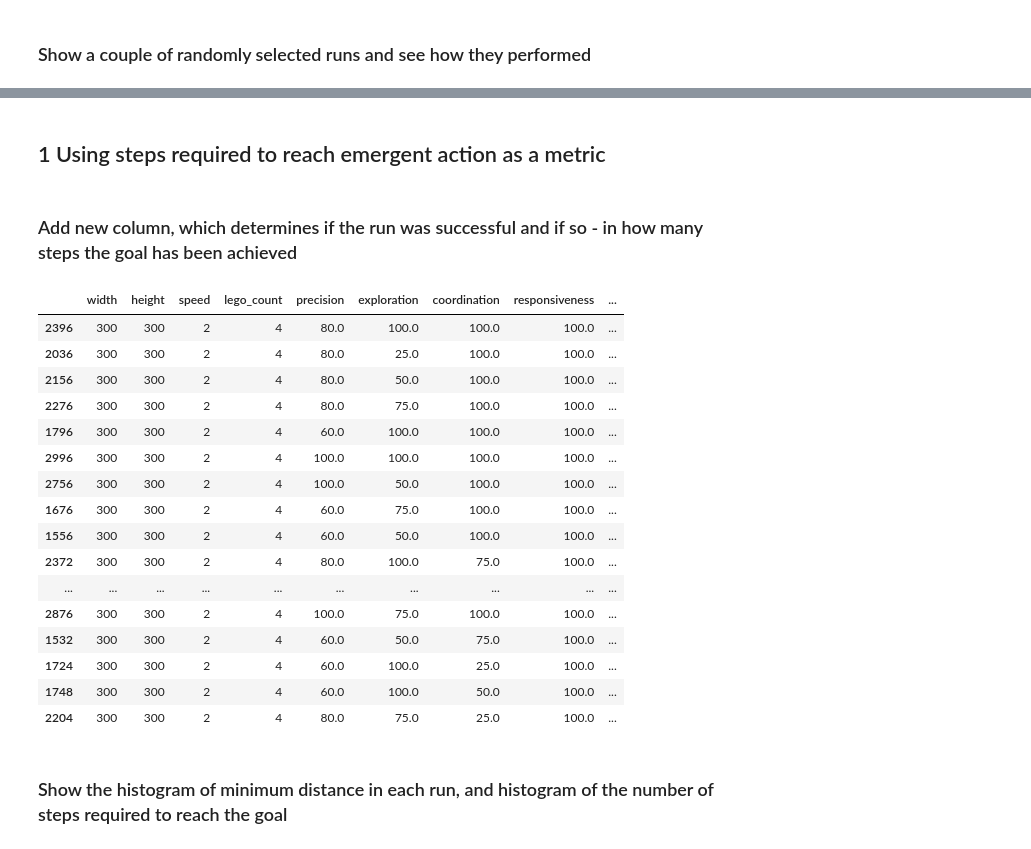
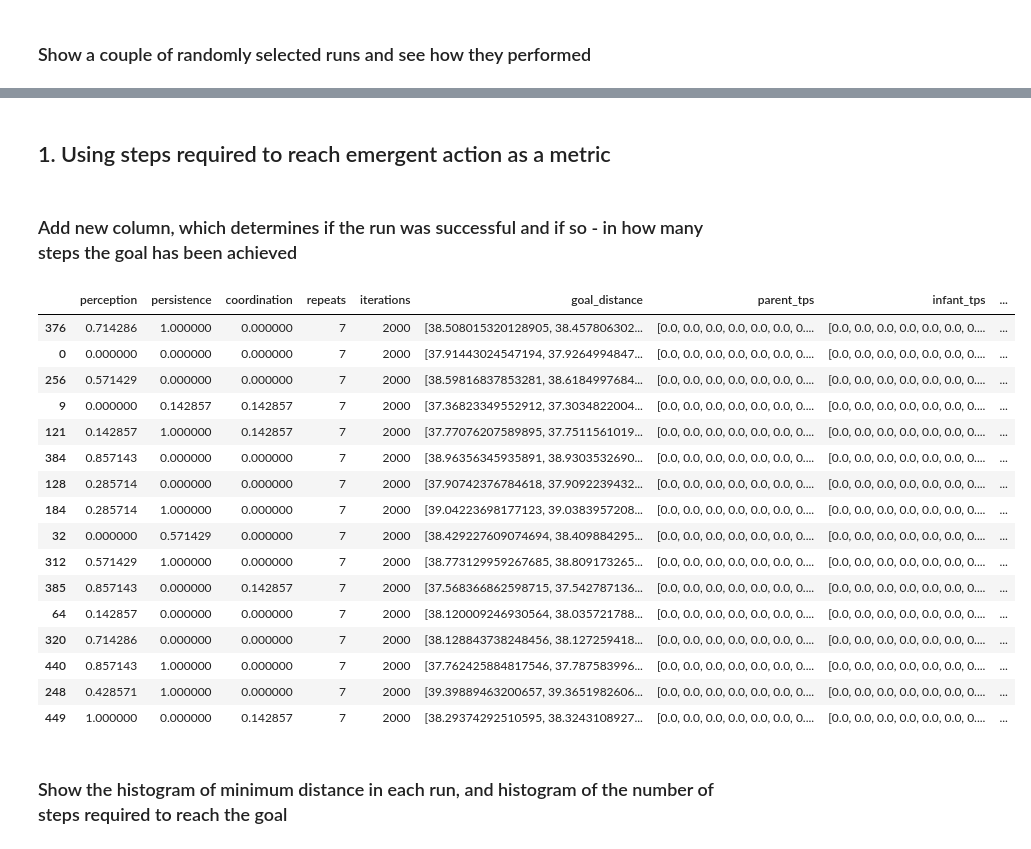
Before and after one commit to roznawsk/infant-abm, a Jupyter notebook: open_results.ipynb, the cells around one changed output, grey strips where cells are left out. Saved outputs shown, nothing was run; the diff lists cells and outputs as text; code cells hidden in the pictures.

```diff
--- a/open_results.ipynb
+++ b/open_results.ipynb
@@ -25,11 +25,9 @@ pylab.rcParams.update(params)
 # df_notnan = pd.read_hdf('results/run_grid_5_notnan.hdf')
 # df = pd.concat([df_nan, df_notnan])
 
-df = pd.read_hdf("results/run_grid_6.hdf")
+df = pd.read_hdf("results/test_run_temp.hdf")
+df = df.rename(columns={"persistance": "persistence"})
 
-# df = pd.read_hdf('results/run_new_parallel.hdf')
-# df = pd.read_hdf('results/run_prec_exp.hdf')
-
-
+# df = pd.read_hdf("results/test_empty.hdf")
 df
 # %% [output]
@@ -118,45 +114,39 @@ for r in random_runs:
 # %% [markdown]
-## 1 Using steps required to reach emergent action as a metric
+## 1. Using steps required to reach emergent action as a metric
 # %% [markdown]
 ### Add new column, which determines if the run was successful and if so - in how many steps the goal has been achieved
 # %%
 def get_success_step(dists, success_dist):
     try:
         return np.where(dists < success_dist)[0][0]
     except IndexError:
         return np.NaN
 
 
-success_dist = 40
+success_dist = 10
 
 df["success_steps"] = df.apply(
-    lambda row: get_success_step(row["goal_distance"], 40), axis=1
+    lambda row: get_success_step(row["goal_distance"], success_dist), axis=1
 )
-df.sort_values(by=["success_steps"]).head()
-
-best_goal_df = df
-best_goal_df = best_goal_df[
-    (best_goal_df["responsiveness"] == 100) & (best_goal_df["relevance"] == 0)
-]
-best_goal_df.sort_values(by=["success_steps"]).head(30)
+df.sort_values(by=["success_steps"]).head(16)
 # %% [output]
-|  | width | height | speed | lego_count | precision | exploration | coordination | responsiveness | ... |
-| 2396 | 300 | 300 | 2 | 4 | 80.0 | 100.0 | 100.0 | 100.0 | ... |
-| 2036 | 300 | 300 | 2 | 4 | 80.0 | 25.0 | 100.0 | 100.0 | ... |
-| 2156 | 300 | 300 | 2 | 4 | 80.0 | 50.0 | 100.0 | 100.0 | ... |
-| 2276 | 300 | 300 | 2 | 4 | 80.0 | 75.0 | 100.0 | 100.0 | ... |
-| 1796 | 300 | 300 | 2 | 4 | 60.0 | 100.0 | 100.0 | 100.0 | ... |
-| 2996 | 300 | 300 | 2 | 4 | 100.0 | 100.0 | 100.0 | 100.0 | ... |
-| 2756 | 300 | 300 | 2 | 4 | 100.0 | 50.0 | 100.0 | 100.0 | ... |
-| 1676 | 300 | 300 | 2 | 4 | 60.0 | 75.0 | 100.0 | 100.0 | ... |
-| 1556 | 300 | 300 | 2 | 4 | 60.0 | 50.0 | 100.0 | 100.0 | ... |
-| 2372 | 300 | 300 | 2 | 4 | 80.0 | 100.0 | 75.0 | 100.0 | ... |
-| ... | ... | ... | ... | ... | ... | ... | ... | ... | ... |
-| 2876 | 300 | 300 | 2 | 4 | 100.0 | 75.0 | 100.0 | 100.0 | ... |
-| 1532 | 300 | 300 | 2 | 4 | 60.0 | 50.0 | 75.0 | 100.0 | ... |
-| 1724 | 300 | 300 | 2 | 4 | 60.0 | 100.0 | 25.0 | 100.0 | ... |
-| 1748 | 300 | 300 | 2 | 4 | 60.0 | 100.0 | 50.0 | 100.0 | ... |
-| 2204 | 300 | 300 | 2 | 4 | 80.0 | 75.0 | 25.0 | 100.0 | ... |
+|  | perception | persistence | coordination | repeats | iterations | goal_distance | parent_tps | infant_tps | ... |
+| 376 | 0.714286 | 1.000000 | 0.000000 | 7 | 2000 | [38.508015320128905, 38.457806302... | [0.0, 0.0, 0.0, 0.0, 0.0, 0.0, 0.... | [0.0, 0.0, 0.0, 0.0, 0.0, 0.0, 0.... | ... |
+| 0 | 0.000000 | 0.000000 | 0.000000 | 7 | 2000 | [37.91443024547194, 37.9264994847... | [0.0, 0.0, 0.0, 0.0, 0.0, 0.0, 0.... | [0.0, 0.0, 0.0, 0.0, 0.0, 0.0, 0.... | ... |
+| 256 | 0.571429 | 0.000000 | 0.000000 | 7 | 2000 | [38.59816837853281, 38.6184997684... | [0.0, 0.0, 0.0, 0.0, 0.0, 0.0, 0.... | [0.0, 0.0, 0.0, 0.0, 0.0, 0.0, 0.... | ... |
+| 9 | 0.000000 | 0.142857 | 0.142857 | 7 | 2000 | [37.36823349552912, 37.3034822004... | [0.0, 0.0, 0.0, 0.0, 0.0, 0.0, 0.... | [0.0, 0.0, 0.0, 0.0, 0.0, 0.0, 0.... | ... |
+| 121 | 0.142857 | 1.000000 | 0.142857 | 7 | 2000 | [37.77076207589895, 37.7511561019... | [0.0, 0.0, 0.0, 0.0, 0.0, 0.0, 0.... | [0.0, 0.0, 0.0, 0.0, 0.0, 0.0, 0.... | ... |
+| 384 | 0.857143 | 0.000000 | 0.000000 | 7 | 2000 | [38.96356345935891, 38.9303532690... | [0.0, 0.0, 0.0, 0.0, 0.0, 0.0, 0.... | [0.0, 0.0, 0.0, 0.0, 0.0, 0.0, 0.... | ... |
+| 128 | 0.285714 | 0.000000 | 0.000000 | 7 | 2000 | [37.90742376784618, 37.9092239432... | [0.0, 0.0, 0.0, 0.0, 0.0, 0.0, 0.... | [0.0, 0.0, 0.0, 0.0, 0.0, 0.0, 0.... | ... |
+| 184 | 0.285714 | 1.000000 | 0.000000 | 7 | 2000 | [39.04223698177123, 39.0383957208... | [0.0, 0.0, 0.0, 0.0, 0.0, 0.0, 0.... | [0.0, 0.0, 0.0, 0.0, 0.0, 0.0, 0.... | ... |
+| 32 | 0.000000 | 0.571429 | 0.000000 | 7 | 2000 | [38.429227609074694, 38.409884295... | [0.0, 0.0, 0.0, 0.0, 0.0, 0.0, 0.... | [0.0, 0.0, 0.0, 0.0, 0.0, 0.0, 0.... | ... |
+| 312 | 0.571429 | 1.000000 | 0.000000 | 7 | 2000 | [38.773129959267685, 38.809173265... | [0.0, 0.0, 0.0, 0.0, 0.0, 0.0, 0.... | [0.0, 0.0, 0.0, 0.0, 0.0, 0.0, 0.... | ... |
+| 385 | 0.857143 | 0.000000 | 0.142857 | 7 | 2000 | [37.568366862598715, 37.542787136... | [0.0, 0.0, 0.0, 0.0, 0.0, 0.0, 0.... | [0.0, 0.0, 0.0, 0.0, 0.0, 0.0, 0.... | ... |
+| 64 | 0.142857 | 0.000000 | 0.000000 | 7 | 2000 | [38.120009246930564, 38.035721788... | [0.0, 0.0, 0.0, 0.0, 0.0, 0.0, 0.... | [0.0, 0.0, 0.0, 0.0, 0.0, 0.0, 0.... | ... |
+| 320 | 0.714286 | 0.000000 | 0.000000 | 7 | 2000 | [38.128843738248456, 38.127259418... | [0.0, 0.0, 0.0, 0.0, 0.0, 0.0, 0.... | [0.0, 0.0, 0.0, 0.0, 0.0, 0.0, 0.... | ... |
+| 440 | 0.857143 | 1.000000 | 0.000000 | 7 | 2000 | [37.762425884817546, 37.787583996... | [0.0, 0.0, 0.0, 0.0, 0.0, 0.0, 0.... | [0.0, 0.0, 0.0, 0.0, 0.0, 0.0, 0.... | ... |
+| 248 | 0.428571 | 1.000000 | 0.000000 | 7 | 2000 | [39.39889463200657, 39.3651982606... | [0.0, 0.0, 0.0, 0.0, 0.0, 0.0, 0.... | [0.0, 0.0, 0.0, 0.0, 0.0, 0.0, 0.... | ... |
+| 449 | 1.000000 | 0.000000 | 0.142857 | 7 | 2000 | [38.29374292510595, 38.3243108927... | [0.0, 0.0, 0.0, 0.0, 0.0, 0.0, 0.... | [0.0, 0.0, 0.0, 0.0, 0.0, 0.0, 0.... | ... |
 # %% [markdown]
 ### Show the histogram of minimum distance in each run, and histogram of the number of steps required to reach the goal
 # %%
```
Also changed, not shown: parts of 8 cells of this notebook, 27 other files.
